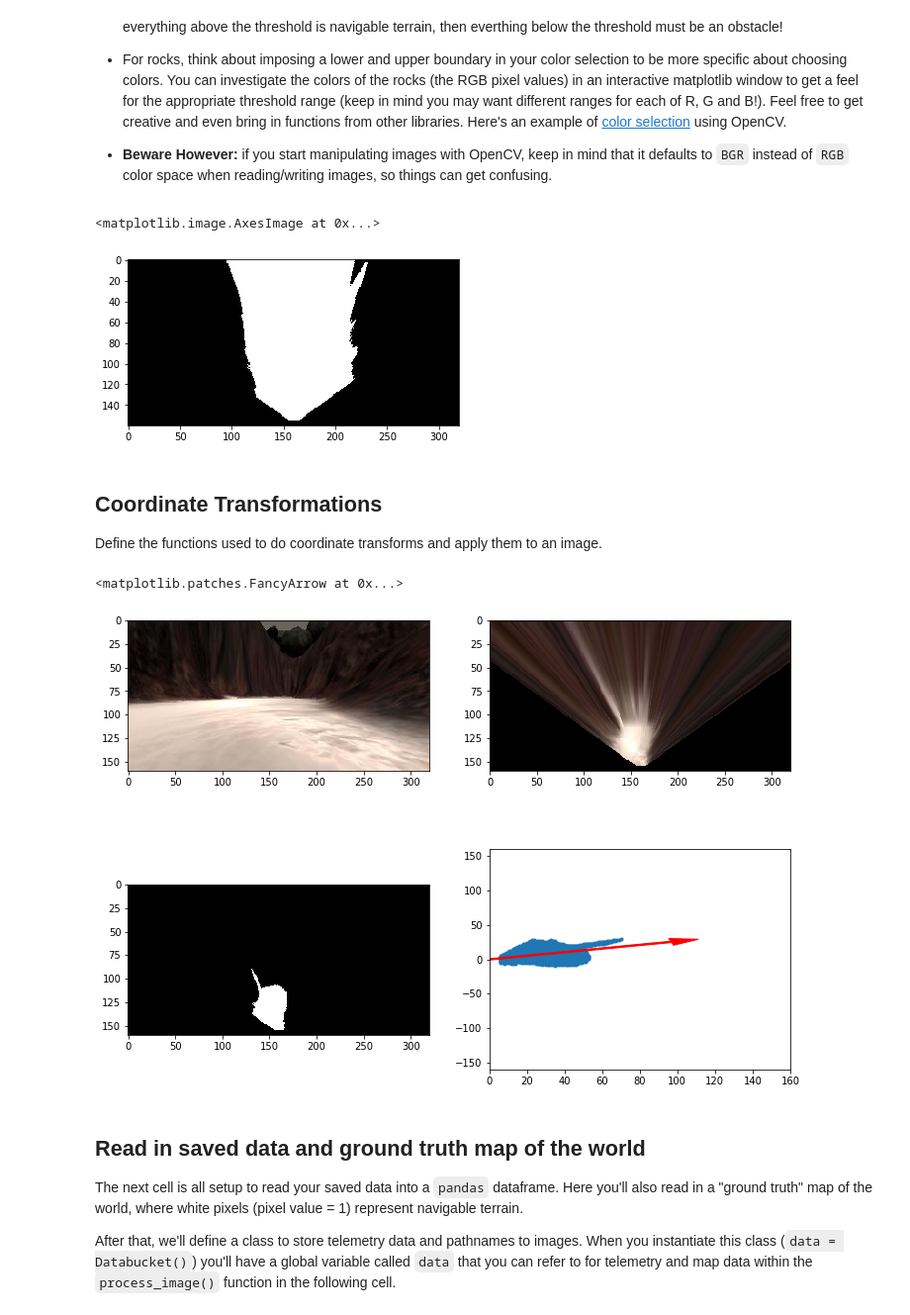
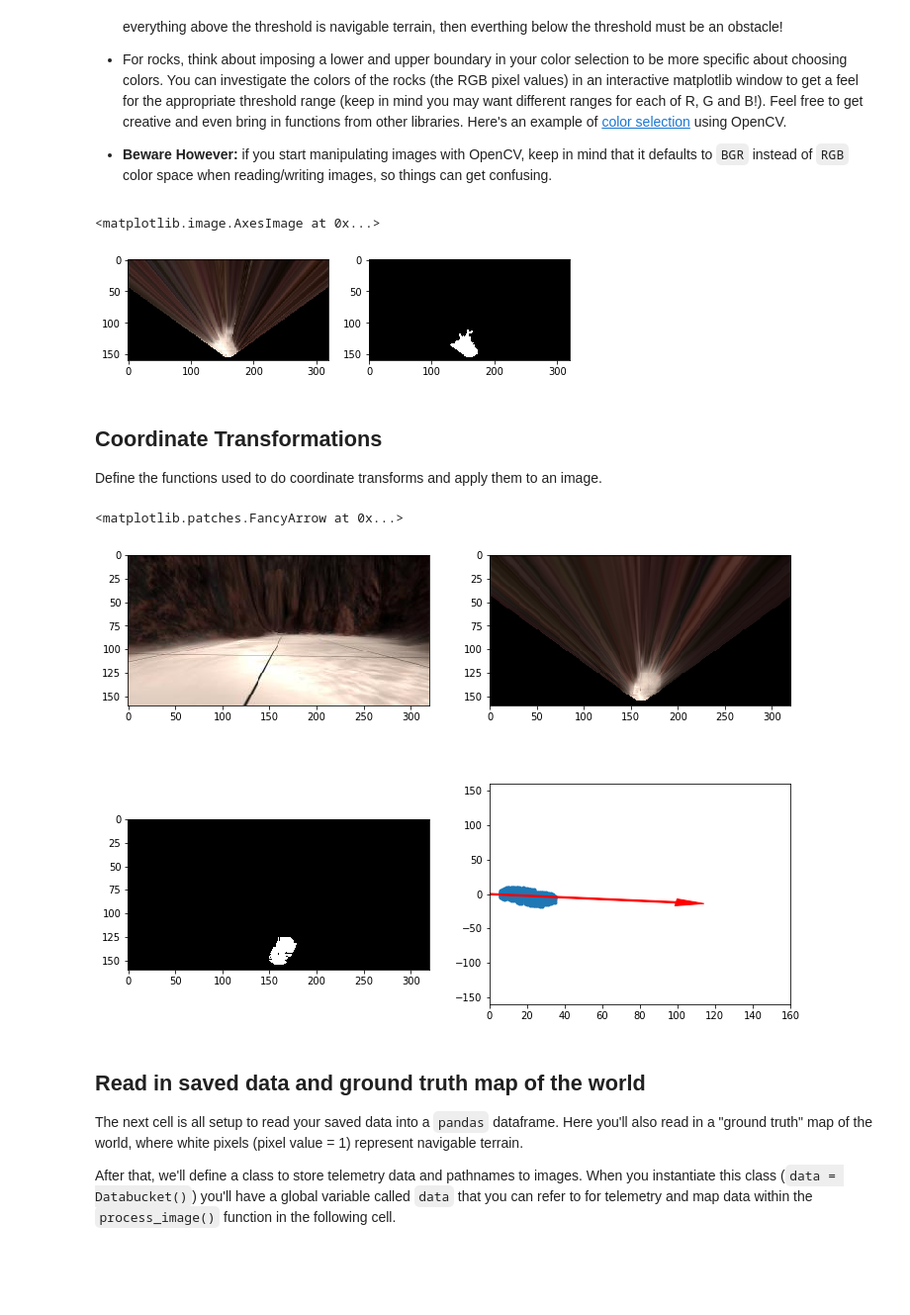
Before and after one commit to carlosrodriguez6/RoboND-Rover-Project, a Jupyter notebook: code/Rover_Project_Test_Notebook.ipynb, the cells around one changed output. Shown: that part at 99% size. Drawn from its saved outputs; the diff is of its cells as text; code cells hidden in the pictures; blank space fills up the shorter version.

```diff
--- a/code/Rover_Project_Test_Notebook.ipynb
+++ b/code/Rover_Project_Test_Notebook.ipynb
@@ -36,8 +36,8 @@ There's some example data provided in the `test_dataset` folder.  This basic dat
 
 Next, read in and display a random image from the `test_dataset` folder
 # %%
-path = '../test_dataset/IMG/*'
-#path = '/Users/Carlos_Rodriguez/dev/RoboND-Python-StarterKit/SearchAndSampleReturn/RecordingRuns/2018-1-21/IMG/*'
+#path = '../test_dataset/IMG/*'
+path = '/Users/Carlos_Rodriguez/dev/RoboND-Python-StarterKit/SearchAndSampleReturn/RecordingRuns/2018-2-2/IMG/*'
 img_list = glob.glob(path)
 # Grab a random image and display it
 idx = np.random.randint(0, len(img_list)-1)
@@ -52,8 +53,12 @@ Read in and display example grid and rock sample calibration images.  You'll use
 # In the simulator you can toggle on a grid on the ground for calibration
 # You can also toggle on the rock samples with the 0 (zero) key.
 # Here's an example of the grid and one of the rocks
-example_grid = '../calibration_images/example_grid1.jpg'
-example_rock = '../calibration_images/example_rock1.jpg'
+# example_grid = '../calibration_images/example_grid1.jpg'
+# example_rock = '../calibration_images/example_rock1.jpg'
+
+example_grid = '/Users/Carlos_Rodriguez/dev/RoboND-Python-StarterKit/SearchAndSampleReturn/RecordingRuns/2018-2-2/IMG/reference_rect.jpg'
+example_rock = '/Users/Carlos_Rodriguez/dev/RoboND-Python-StarterKit/SearchAndSampleReturn/RecordingRuns/2018-2-2/IMG/rock_sample1.jpg'
+
 grid_img = mpimg.imread(example_grid)
 rock_img = mpimg.imread(example_rock)
 
@@ -133,34 +136,40 @@ def color_thresh(img, rgb_thresh=(160, 160, 160)):
     # where threshold was met
     above_thresh = (img[:,:,0] > rgb_thresh[0]) \
                 & (img[:,:,1] > rgb_thresh[1]) \
                 & (img[:,:,2] > rgb_thresh[2])
     # Index the array of zeros with the boolean array and set to 1
     color_select[above_thresh] = 1
     # Return the binary image
     return color_select
 
 def color_thresh_upper_lower(img, rgb_thresh_upper=(255, 255, 255), rgb_thresh_lower=(0,0,0)):
     # Create an array of zeros the same size in x and y as the image
     # but just a single channel
     color_select = np.zeros_like(img[:,:,0])
 
     # Apply the thresholds for RGB and assign 1's
     # where values where between the two threshold sets
     # Return the single-channel binary image
 
     three_channel_mask = (rgb_thresh_upper[0] >= img[:,:,0]) & (img[:,:,0] > rgb_thresh_lower[0])  \
                         & (rgb_thresh_upper[1] >= img[:,:,1]) & (img[:,:,1] > rgb_thresh_lower[1]) \
                         & (rgb_thresh_upper[2] > img[:,:,2]) & (img[:,:,2] >= rgb_thresh_lower[2])
 
     color_select[three_channel_mask] = 1
     return color_select
 
 threshed = color_thresh(warped)
+
+fig = plt.figure(figsize=(8 ,3))
+plt.subplot(121)
+plt.imshow(warped)
+plt.subplot(122)
+#plt.imshow(warped)
 plt.imshow(threshed, cmap='gray')
 #scipy.misc.imsave('../output/warped_threshed.jpg', threshed*255)
 # %% [output]
 <matplotlib.image.AxesImage at 0x...>
-[figure, old version]
+[figure, new version]
 # %% [markdown]
 ## Coordinate Transformations
 Define the functions used to do coordinate transforms and apply them to an image.
@@ -245,7 +254,7 @@ y_arrow = arrow_length * np.sin(mean_dir)
 plt.arrow(0, 0, x_arrow, y_arrow, color='red', zorder=2, head_width=10, width=2)
 # %% [output]
 <matplotlib.patches.FancyArrow at 0x...>
-[figure, old version]
+[figure, new version]
 # %% [markdown]
 ## Read in saved data and ground truth map of the world
 The next cell is all setup to read your saved data into a `pandas` dataframe.  Here you'll also read in a "ground truth" map of the world, where white pixels (pixel value = 1) represent navigable terrain.
```
Also changed, not shown: parts of 7 cells of this notebook, 2 other files.
